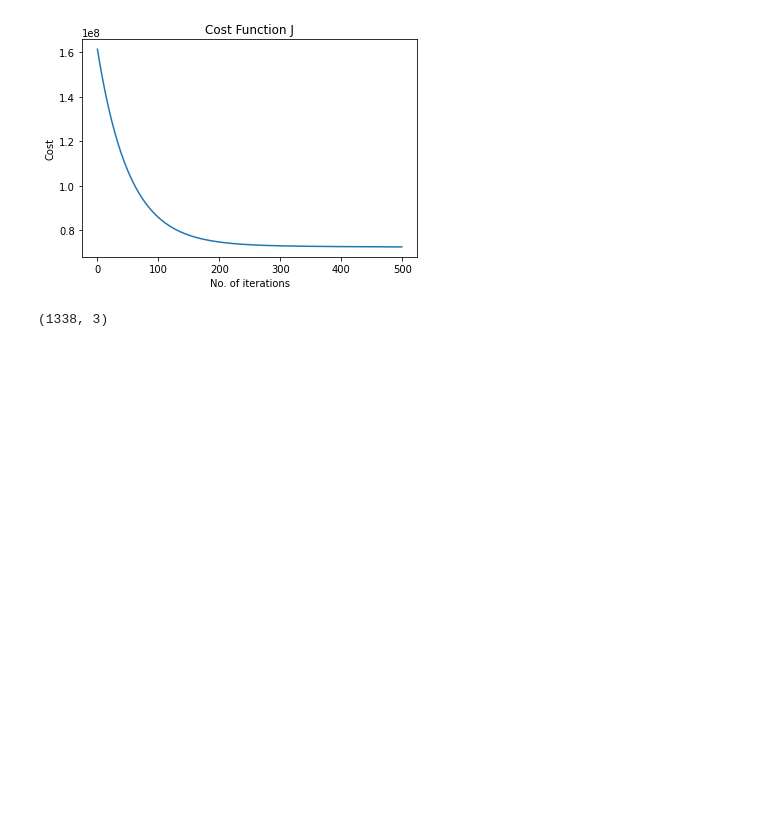
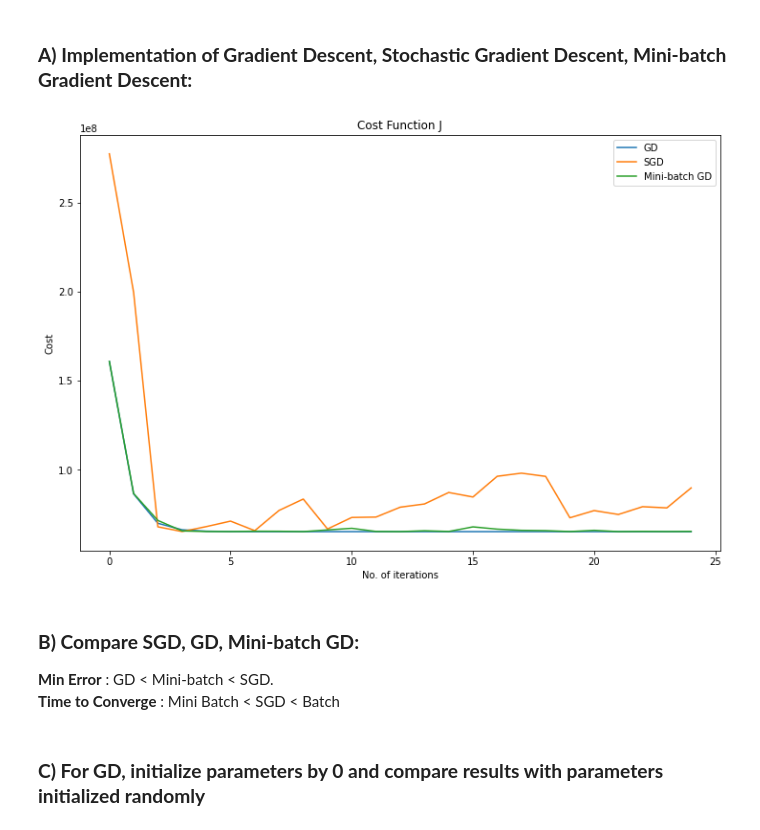
Before and after one commit to AhmadrezaHadi/Machine-Learning-Homeworks, a Jupyter notebook: 1/Q2.ipynb, the cells around one changed output. Cells and saved outputs as stored; diff of their text form; code cells hidden in the pictures; blank space fills up the shorter version.

```diff
--- a/1/Q2.ipynb
+++ b/1/Q2.ipynb
@@ -38,0 +26,20 @@ def gradient_descent(X, Y, theta, learning_rate, num_iterations):
+# %%
+def compute_cost(X, Y, theta):
+    m = Y.size
+
+    prediction = np.dot(X, theta)
+    error = prediction - Y
+    cost = 1/(2*m) * np.dot(error.T, error)
+
+    return cost
+# %%
+def update_parameters(X, Y, theta, learning_rate):
+    m = Y.size
+
+    prediction = np.dot(X, theta)
+    error = prediction - Y
+    theta = theta - (learning_rate * (1/m) * np.sum(np.multiply(X, error)))
+
+    return theta
+# %% [markdown]
+### **A) Implementation of Gradient Descent, Stochastic Gradient Descent, Mini-batch Gradient Descent:**
@@ -39,20 +79,27 @@ def gradient_descent(X, Y, theta, learning_rate, num_iterations):
 # %%
-alpha = 0.01 #Step size
-iterations = 500 #No. of iterations
-m = Y.size #No. of data points
+learning_rate = 0.0001 #Step size
+iterations = 100 #No. of iterations
 theta = np.random.rand(3).reshape(3,1) #Pick some random values to start with
+batch_size = 25
 
-prev_thetas, prev_costs = gradient_descent(X, Y, theta=theta, num_iterations=iterations, learning_rate=alpha)
-theta = prev_thetas[-1]
+gd_theta, gd_costs = gradient_descent(X_train, Y_train, theta=theta, num_iterations=iterations, learning_rate=learning_rate)
+sgd_theta, sgd_costs = SGD(X_train, Y_train, learning_rate, theta, iterations)
+mbgd_theta, mbgd_costs = MBGD(X_train, Y_train, learning_rate, theta, batch_size, iterations)
 # %%
 plt.title('Cost Function J')
 plt.xlabel('No. of iterations')
 plt.ylabel('Cost')
-plt.plot(prev_costs)
+plt.plot(gd_costs[:25])
+plt.plot(sgd_costs[:25])
+plt.plot(mbgd_costs[:25])
+plt.gcf().set_size_inches(12, 8)
+plt.legend(["GD", "SGD", "Mini-batch GD"])
 plt.show()
 # %% [output]
-[figure, old version]
+[figure, new version]
-# %%
-X.shape
-# %% [output]
-(1338, 3)
+# %% [markdown]
+### **B) Compare SGD, GD, Mini-batch GD:**
+**Min Error** : GD < Mini-batch < SGD. <br>
+**Time to Converge** : Mini Batch < SGD < Batch
+# %% [markdown]
+### **C) For GD, initialize parameters by 0 and compare results with parameters initialized randomly**
```
Also changed, not shown: parts of 26 cells of this notebook.
